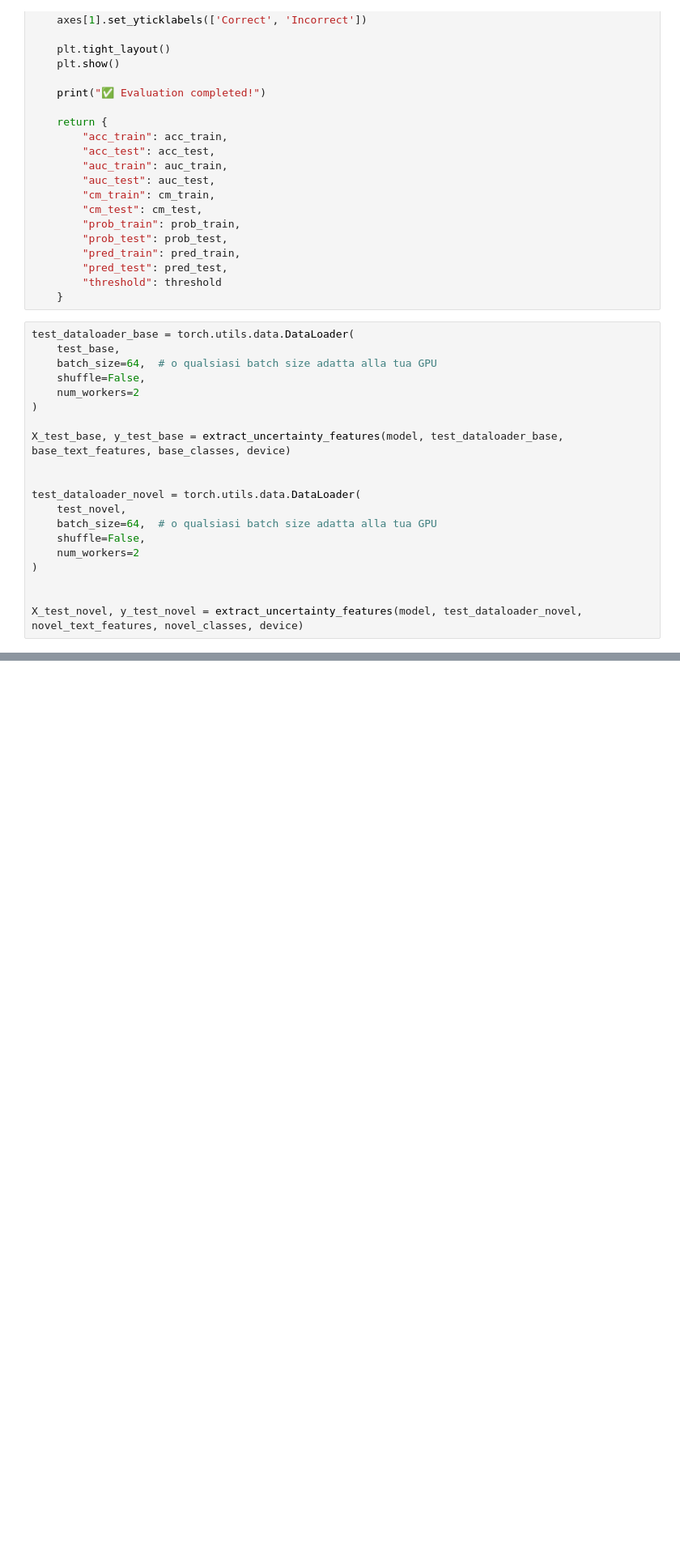
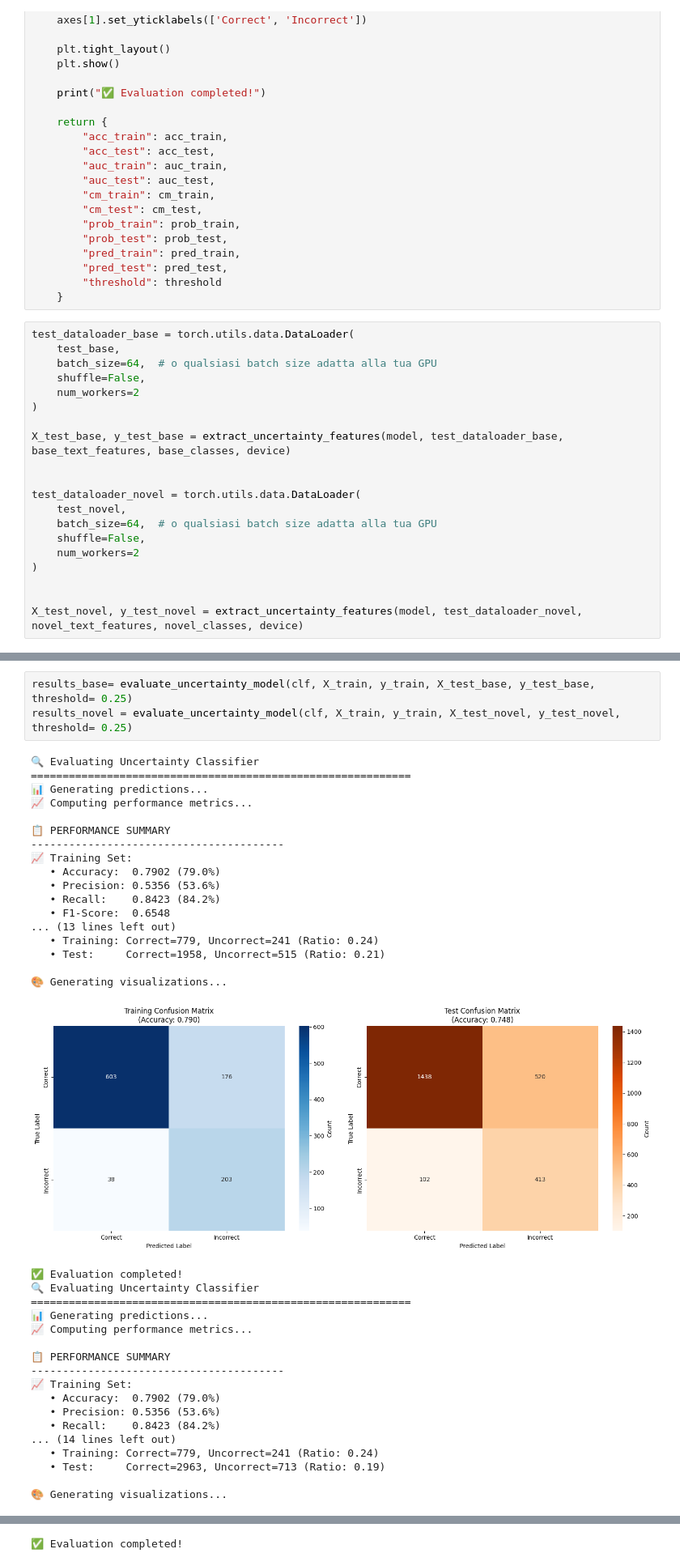
Before and after one commit to matteogrisenti/CLIP-zero-shot, a Jupyter notebook: uncertainty_sample_detection.ipynb, the cells around one changed output, grey strips where cells are left out. Shown: that part at 81% size. Cells and saved outputs as stored; diff of their text form; blank space fills up the shorter version.

```diff
--- a/uncertainty_sample_detection.ipynb
+++ b/uncertainty_sample_detection.ipynb
@@ -633,0 +631,39 @@ plt.show()
+# %%
+results_base= evaluate_uncertainty_model(clf, X_train, y_train, X_test_base, y_test_base, threshold= 0.25)
+results_novel = evaluate_uncertainty_model(clf, X_train, y_train, X_test_novel, y_test_novel, threshold= 0.25)
+# %% [output]
+🔍 Evaluating Uncertainty Classifier
+============================================================
+📊 Generating predictions...
+📈 Computing performance metrics...
+
+📋 PERFORMANCE SUMMARY
+----------------------------------------
+📈 Training Set:
+   • Accuracy:  0.7902 (79.0%)
+   • Precision: 0.5356 (53.6%)
+   • Recall:    0.8423 (84.2%)
+   • F1-Score:  0.6548
+... (13 lines left out)
+   • Training: Correct=779, Uncorrect=241 (Ratio: 0.24)
+   • Test:     Correct=1958, Uncorrect=515 (Ratio: 0.21)
+
+🎨 Generating visualizations...
+[figure, added]
+✅ Evaluation completed!
+🔍 Evaluating Uncertainty Classifier
+============================================================
+📊 Generating predictions...
+📈 Computing performance metrics...
+
+📋 PERFORMANCE SUMMARY
+----------------------------------------
+📈 Training Set:
+   • Accuracy:  0.7902 (79.0%)
+   • Precision: 0.5356 (53.6%)
+   • Recall:    0.8423 (84.2%)
+... (14 lines left out)
+   • Training: Correct=779, Uncorrect=241 (Ratio: 0.24)
+   • Test:     Correct=2963, Uncorrect=713 (Ratio: 0.19)
+
+🎨 Generating visualizations...
@@ -634 +671,2 @@ plt.show()
+✅ Evaluation completed!
 # %%
```
Also changed, not shown: parts of 13 cells of this notebook.
